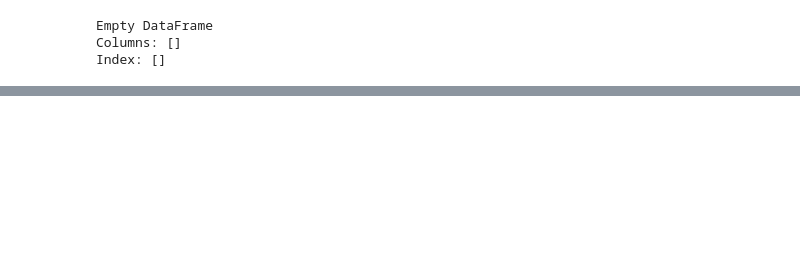
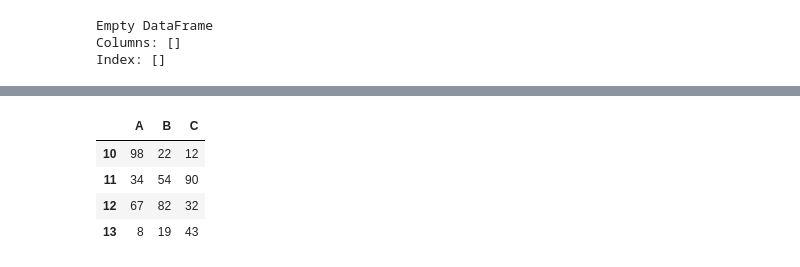
Before and after one commit to BaqerHussaini/data-analysis-course-notes, a Jupyter notebook: pandas/02-series_dataframe.ipynb, the cells around one changed output, grey strips where cells are left out. Cells and saved outputs as stored; diff of their text form; code cells hidden in the pictures; blank space fills up the shorter version.

```diff
--- a/pandas/02-series_dataframe.ipynb
+++ b/pandas/02-series_dataframe.ipynb
@@ -292,0 +416,15 @@ house_price_parquet.head()
+# %%
+# 2.3 Custom Index Using range() Function
+data = {
+    "A": [98, 34, 67, 8],
+    "B": [22, 54, 82, 19],
+    "C": [12, 90, 32, 43]
+}
+my_dataframe = pd.DataFrame(data, index=range(10, 14))
+my_dataframe
+# %% [output]
+|  | A | B | C |
+| 10 | 98 | 22 | 12 |
+| 11 | 34 | 54 | 90 |
+| 12 | 67 | 82 | 32 |
+| 13 | 8 | 19 | 43 |
```
Also changed, not shown: parts of 59 cells of this notebook.
